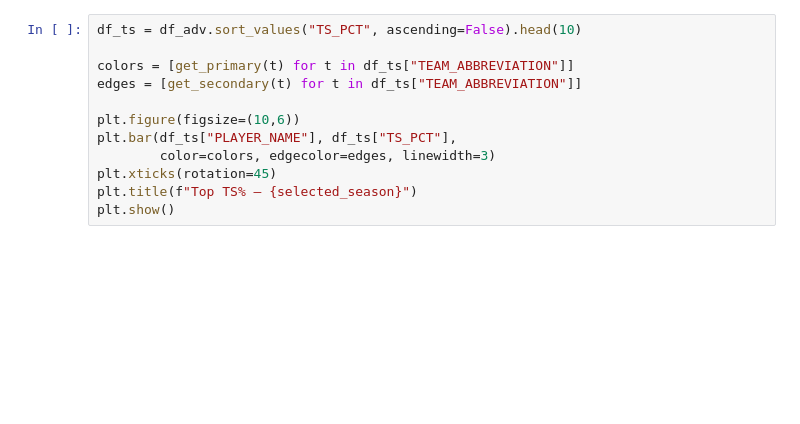
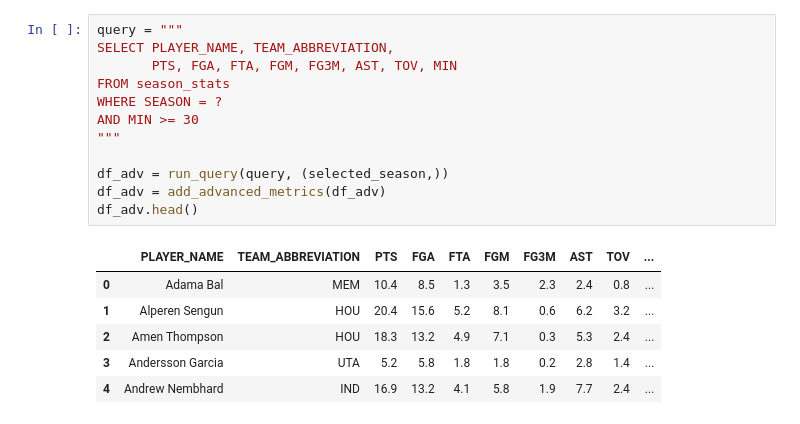
Before and after one commit to Pab200/pabs-nba-analytics-dashboard, a Jupyter notebook: notebooks/reference/analysis_using_sql.ipynb, the cells around one changed output. Cells and saved outputs as stored; diff of their text form; blank space fills up the shorter version.

```diff
--- a/notebooks/reference/analysis_using_sql.ipynb
+++ b/notebooks/reference/analysis_using_sql.ipynb
@@ -172,12 +139,19 @@ df_adv.head()
 # %%
-df_ts = df_adv.sort_values("TS_PCT", ascending=False).head(10)
+query = """
+SELECT PLAYER_NAME, TEAM_ABBREVIATION,
+       PTS, FGA, FTA, FGM, FG3M, AST, TOV, MIN
+FROM season_stats
+WHERE SEASON = ?
+AND MIN >= 30
+"""
 
-colors = [get_primary(t) for t in df_ts["TEAM_ABBREVIATION"]]
-edges = [get_secondary(t) for t in df_ts["TEAM_ABBREVIATION"]]
-
-plt.figure(figsize=(10,6))
-plt.bar(df_ts["PLAYER_NAME"], df_ts["TS_PCT"],
-        color=colors, edgecolor=edges, linewidth=3)
-plt.xticks(rotation=45)
-plt.title(f"Top TS% — {selected_season}")
-plt.show()
+df_adv = run_query(query, (selected_season,))
+df_adv = add_advanced_metrics(df_adv)
+df_adv.head()
+# %% [output]
+|  | PLAYER_NAME | TEAM_ABBREVIATION | PTS | FGA | FTA | FGM | FG3M | AST | TOV | ... |
+| 0 | Adama Bal | MEM | 10.4 | 8.5 | 1.3 | 3.5 | 2.3 | 2.4 | 0.8 | ... |
+| 1 | Alperen Sengun | HOU | 20.4 | 15.6 | 5.2 | 8.1 | 0.6 | 6.2 | 3.2 | ... |
+| 2 | Amen Thompson | HOU | 18.3 | 13.2 | 4.9 | 7.1 | 0.3 | 5.3 | 2.4 | ... |
+| 3 | Andersson Garcia | UTA | 5.2 | 5.8 | 1.8 | 1.8 | 0.2 | 2.8 | 1.4 | ... |
+| 4 | Andrew Nembhard | IND | 16.9 | 13.2 | 4.1 | 5.8 | 1.9 | 7.7 | 2.4 | ... |
```
Also changed, not shown: parts of 10 cells of this notebook.
